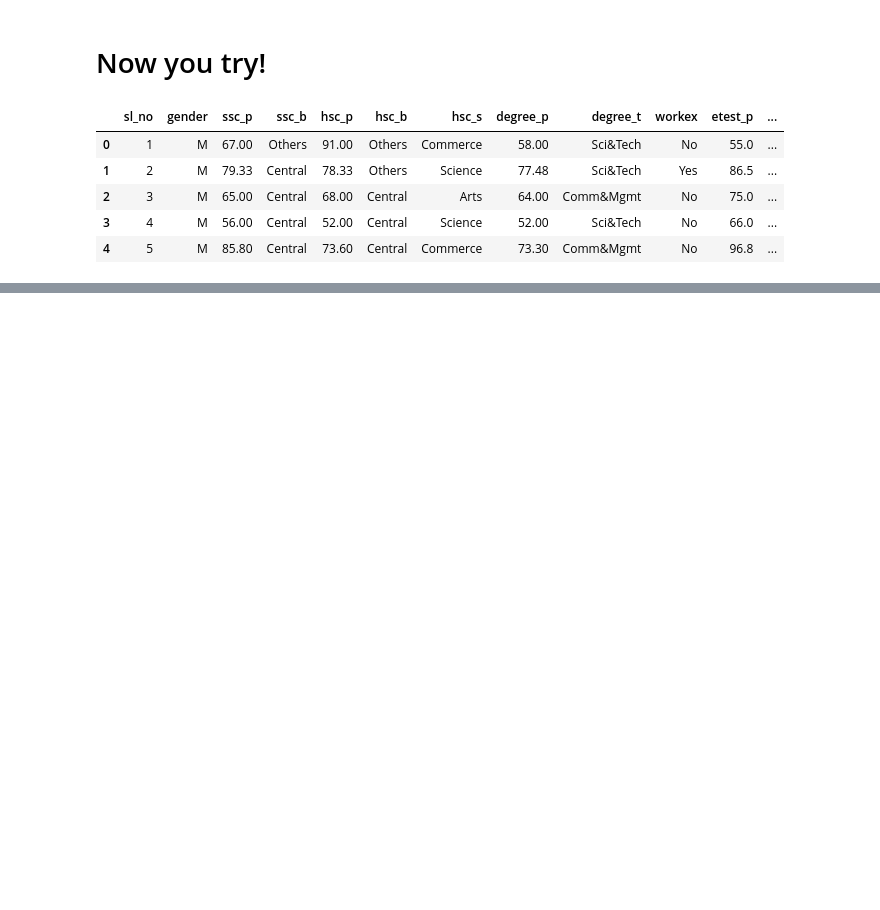
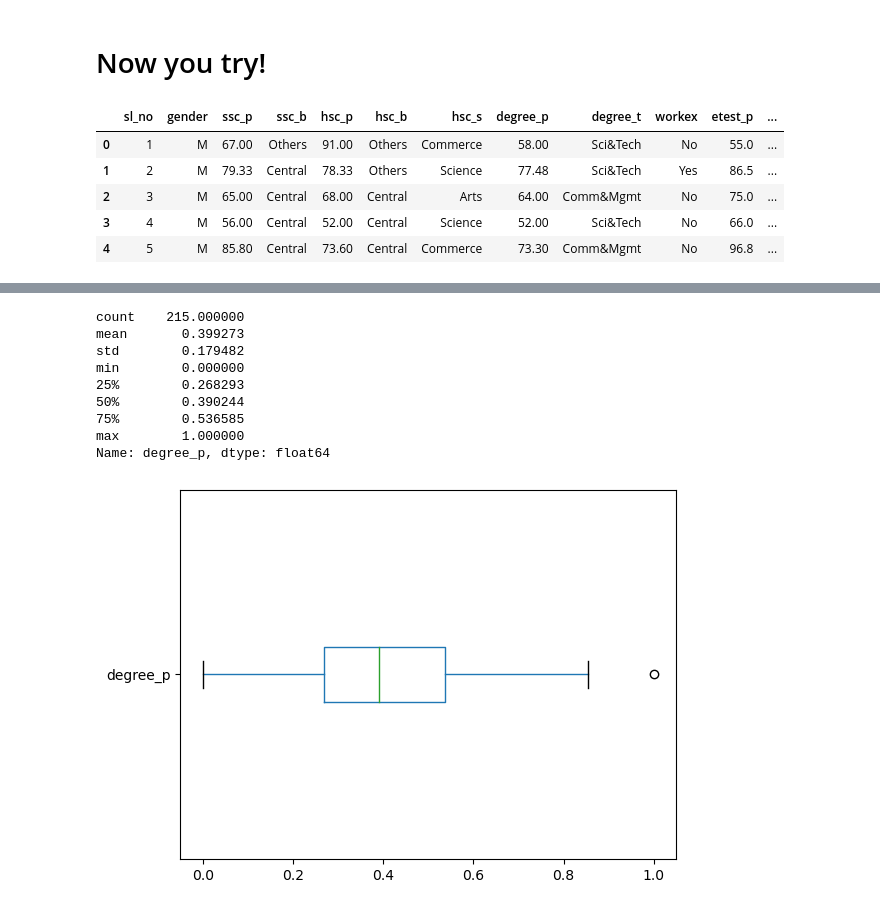
Before and after one commit to zoehendershot/DS-3021, a Jupyter notebook: 05_ML_Concepts_II_Data_Prep/ml_bootcamp.ipynb, the cells around one changed output, grey strips where cells are left out. Drawn from its saved outputs; the diff is of its cells as text; code cells hidden in the pictures; blank space fills up the shorter version.

```diff
--- a/05_ML_Concepts_II_Data_Prep/ml_bootcamp.ipynb
+++ b/05_ML_Concepts_II_Data_Prep/ml_bootcamp.ipynb
@@ -377,0 +396,6 @@ job.head()
+# %%
+col_to_cat = [1,3,5, 6, 8, 9, 11, 13]
+job.iloc[:,col_to_cat]= job.iloc[:,col_to_cat].astype('category')
+#iloc accesses the index of a dataframe, bypassing having to manually type in the names of each column
+
+job.dtypes
@@ -377,0 +419,11 @@ job.head()
+# %%
+continuous_vars = ['ssc_p', 'hsc_p', 'degree_p', 'etest_p', 'mba_p', 'salary']
+
+# Initialize the scaler
+scaler = MinMaxScaler()
+
+# Apply MinMax scaling to selected columns
+job[continuous_vars] = scaler.fit_transform(job[continuous_vars])
+
+# Check the first few rows
+job.head()
@@ -377,0 +437,6 @@ job.head()
+# %%
+#Now we can move forward in normalizing the numeric values and create a index based on numeric columns:
+abc = list(job.select_dtypes('number')) #select function to find the numeric variables and create a list
+
+job[abc] = MinMaxScaler().fit_transform(job[abc])
+job #notice the difference in the range of values for the numeric variables
@@ -377,0 +457,7 @@ job.head()
+# %%
+category_list = list(job.select_dtypes('category')) #select function to find the categorical variables and create a list
+
+job_1h = pd.get_dummies(job, columns = category_list)
+#get_dummies encodes categorical variables into binary by adding in indicator column for each group of a category
+#and assigning it 0 if false or 1 if true
+job_1h #see the difference? This is one-hot encoding!
@@ -377,0 +478,14 @@ job.head()
+# %%
+job_1h.boxplot(column= 'degree_p', vert= False, grid=False)
+job_1h.degree_p.describe()
+# %% [output]
+count    215.000000
+mean       0.399273
+std        0.179482
+min        0.000000
+25%        0.268293
+50%        0.390244
+75%        0.536585
+max        1.000000
+Name: degree_p, dtype: float64
+[figure, added]
```
Also changed, not shown: parts of 37 cells of this notebook, 12 other files.
